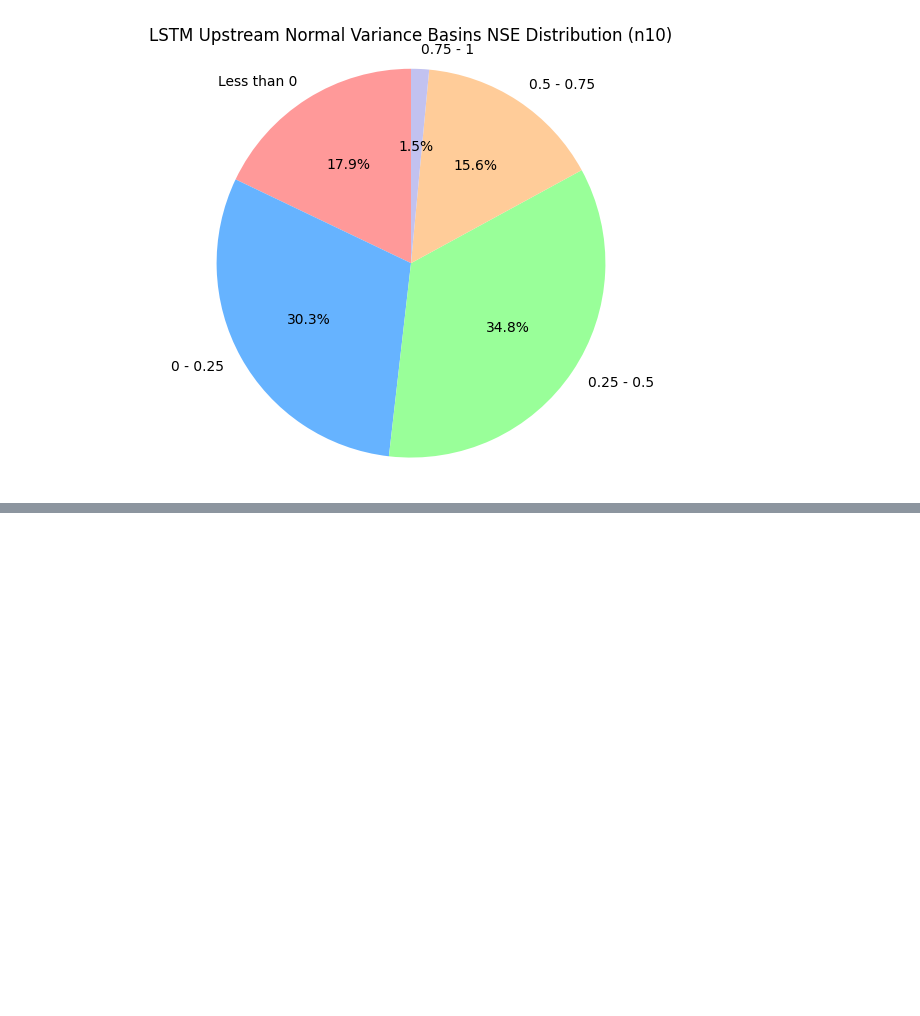
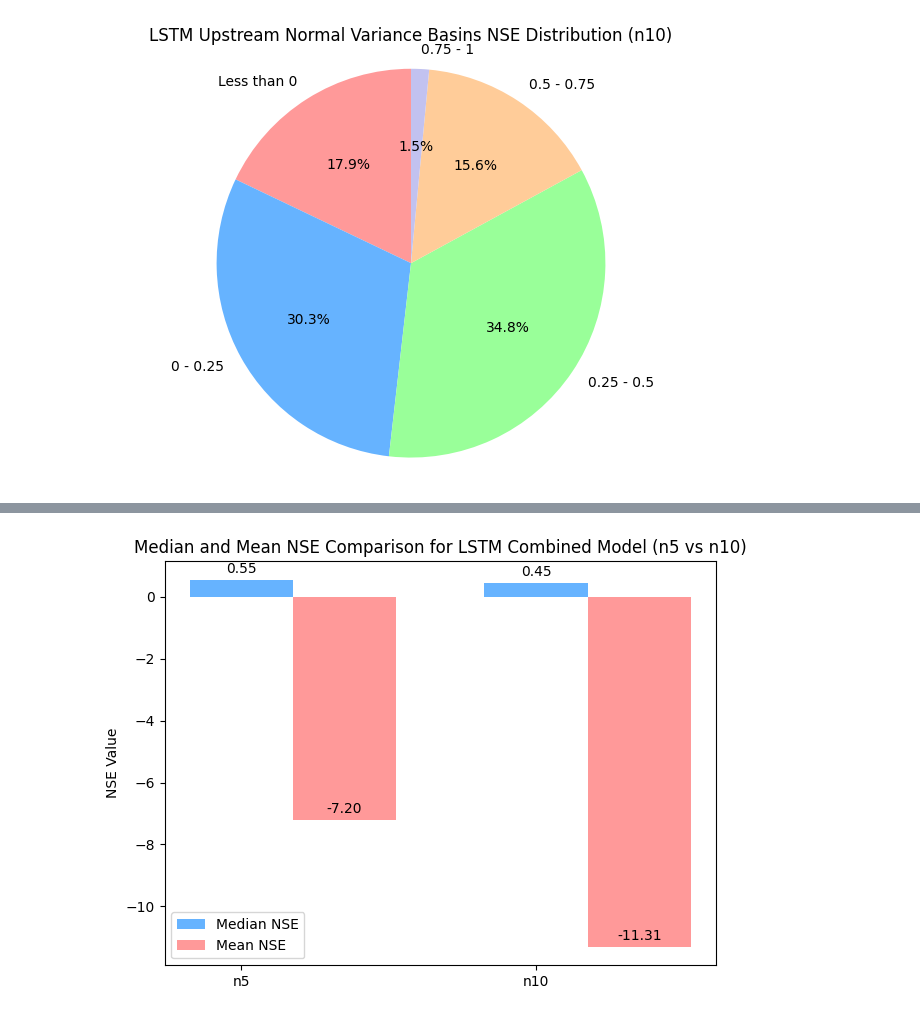
Before and after one commit to slama0077/hydro-transformer, a Jupyter notebook: analyze.ipynb, the cells around one changed output, grey strips where cells are left out. Saved outputs shown, nothing was run; the diff lists cells and outputs as text; code cells hidden in the pictures; blank space fills up the shorter version.

```diff
--- a/analyze.ipynb
+++ b/analyze.ipynb
@@ -213,0 +214,28 @@ plt.show()
+# %%
+
+
+n5_median_and_mean_NSE_combined = [0.55, -7.2]
+n10_median_and_mean_NSE_combined = [0.4482, -11.3082]
+
+x = ['n5', 'n10']
+median_values = [n5_median_and_mean_NSE_combined[0], n10_median_and_mean_NSE_combined[0]]
+mean_values = [n5_median_and_mean_NSE_combined[1], n10_median_and_mean_NSE_combined[1]]
+bar_width = 0.35
+fig, ax = plt.subplots()
+bars1 = ax.bar(x, median_values, bar_width, label='Median NSE', color='#66b3ff')
+bars2 = ax.bar([i + bar_width for i in range(len(x))], mean_values, bar_width, label='Mean NSE', color='#ff9999')
+# Add value labels on top of bars
+for bar in bars1 + bars2:
+    height = bar.get_height()
+    ax.annotate(f'{height:.2f}',
+                xy=(bar.get_x() + bar.get_width() / 2, height),
+                xytext=(0, 3),  # 3 points vertical offset
+                textcoords="offset points",
+                ha='center', va='bottom')
+ax.set_ylabel('NSE Value')
+ax.set_title('Median and Mean NSE Comparison for LSTM Combined Model (n5 vs n10)')
+ax.legend()
+plt.tight_layout()
+plt.show()
+# %% [output]
+[figure, added]
```
Also changed, not shown: parts of 1 cell of this notebook.
